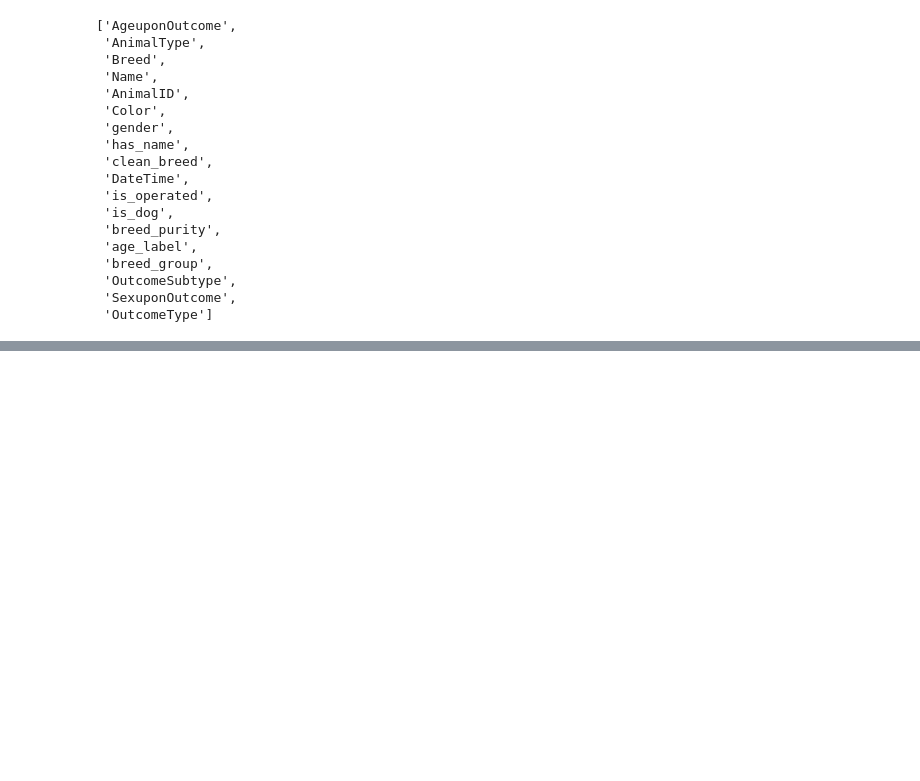
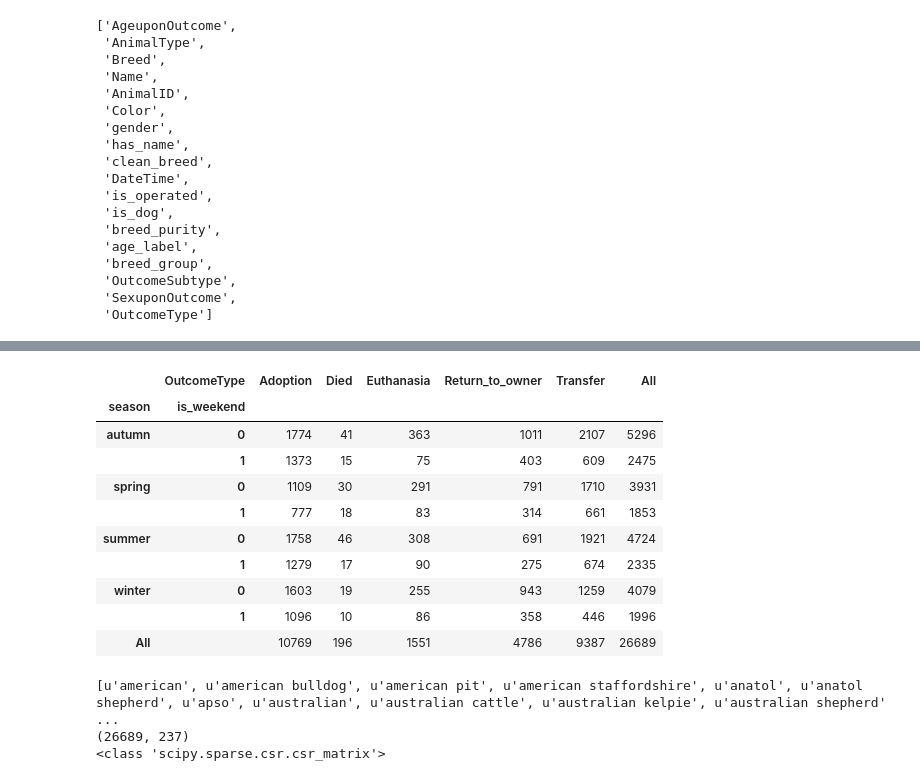
Before and after one commit to jfarrugia-uom/2017Sem03CourseWork, a Jupyter notebook: ML/Assignment/Animal Shelter Outcome Classification.ipynb, the cells around one changed output, grey strips where cells are left out. Saved outputs shown, nothing was run; the diff lists cells and outputs as text; code cells hidden in the pictures; blank space fills up the shorter version.

```diff
--- a/ML/Assignment/Animal Shelter Outcome Classification.ipynb
+++ b/ML/Assignment/Animal Shelter Outcome Classification.ipynb
@@ -363,0 +438,15 @@ sum(df_dog_word_freq.chihuahua)
+# %%
+pd.crosstab([df.season, df.is_weekend], df.OutcomeType,  margins=True)
+#pd.crosstab(df.is_weekend, df.OutcomeType,  margins=True)
+# %% [output]
+|  | OutcomeType | Adoption | Died | Euthanasia | Return_to_owner | Transfer | All |
+| season | is_weekend |  |  |  |  |  |  |
+| autumn | 0 | 1774 | 41 | 363 | 1011 | 2107 | 5296 |
+|  | 1 | 1373 | 15 | 75 | 403 | 609 | 2475 |
+| spring | 0 | 1109 | 30 | 291 | 791 | 1710 | 3931 |
+|  | 1 | 777 | 18 | 83 | 314 | 661 | 1853 |
+| summer | 0 | 1758 | 46 | 308 | 691 | 1921 | 4724 |
+|  | 1 | 1279 | 17 | 90 | 275 | 674 | 2335 |
+| winter | 0 | 1603 | 19 | 255 | 943 | 1259 | 4079 |
+|  | 1 | 1096 | 10 | 86 | 358 | 446 | 1996 |
+| All |  | 10769 | 196 | 1551 | 4786 | 9387 | 26689 |
@@ -363,0 +458,19 @@ sum(df_dog_word_freq.chihuahua)
+# %%
+
+example_text = list(df.apply(lambda x: '%s %s' % (x['Breed'], x['Color']),axis=1))
+example_text = tfv.fit_transform(example_text)
+print tfv.get_feature_names()
+#print example_text
+example_text.shape
+weights = np.asarray(example_text.mean(axis=0)).ravel().tolist()
+weights_df = pd.DataFrame({'term': tfv.get_feature_names(), 'weight':weights})
+weights_df.sort_values(by='weight', ascending=False).head(20)
+len(tfv.get_feature_names())
+print example_text.shape
+print type(example_text)
+
+#np.asarray(example_text.mean(axis=0)).reshape(-1).shape
+# %% [output]
+[u'american', u'american bulldog', u'american pit', u'american staffordshire', u'anatol', u'anatol shepherd', u'apso', u'australian', u'australian cattle', u'australian kelpie', u'australian shepherd' ...
+(26689, 237)
+<class 'scipy.sparse.csr.csr_matrix'>
```
Also changed, not shown: parts of 11 cells of this notebook, 1 other file.
